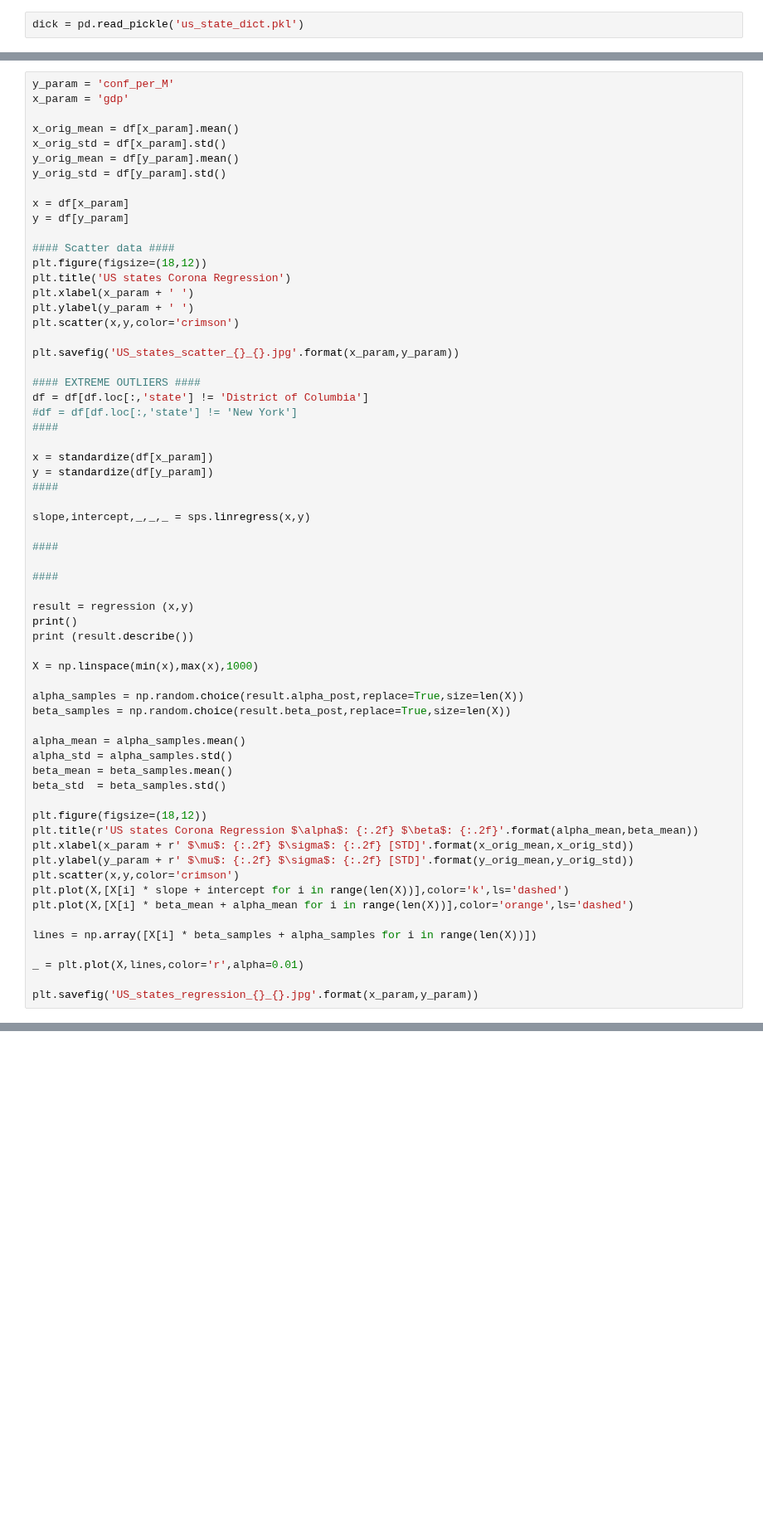
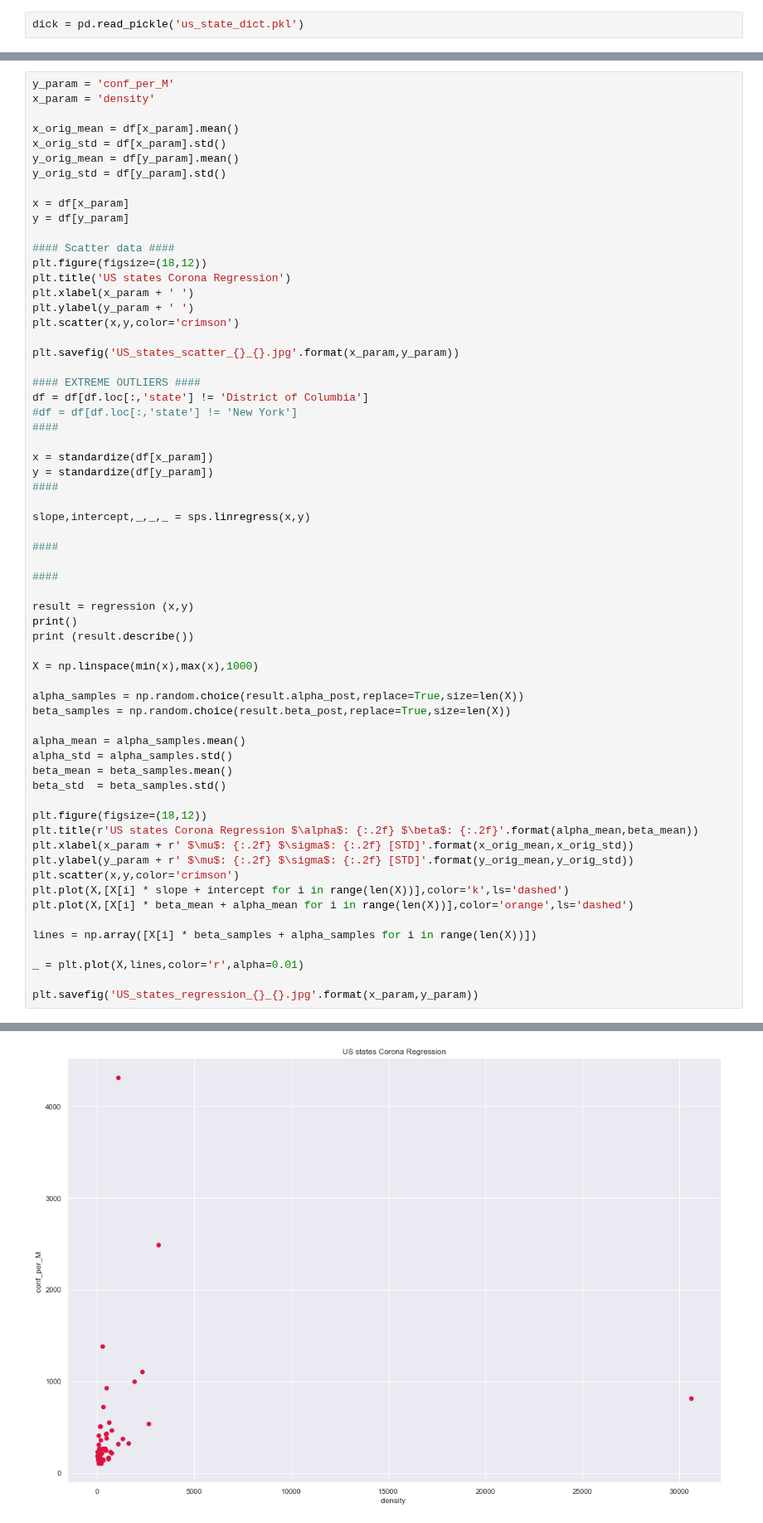
Before and after one commit to tolex3/note, a Jupyter notebook: US_states_density_regression.ipynb, the cells around one changed output, grey strips where cells are left out. Shown at 83% size. Drawn from its saved outputs; the diff is of its cells as text; blank space fills up the shorter version.

```diff
--- a/US_states_density_regression.ipynb
+++ b/US_states_density_regression.ipynb
@@ -96,7 +144,7 @@ def regression(x,y):
     return result
 # %%
 y_param = 'conf_per_M'
-x_param = 'gdp'
+x_param = 'density'
 
 x_orig_mean = df[x_param].mean()
 x_orig_std = df[x_param].std()
@@ -157,3 +205,4 @@ lines = np.array([X[i] * beta_samples + alpha_samples for i in range(len(X))])
 _ = plt.plot(X,lines,color='r',alpha=0.01)
 
 plt.savefig('US_states_regression_{}_{}.jpg'.format(x_param,y_param))
+# %% [output]
@@ -159,0 +220 @@ plt.savefig('US_states_regression_{}_{}.jpg'.format(x_param,y_param))
+[figure, added]
```
Also changed, not shown: parts of 6 cells of this notebook, 3 other files.
